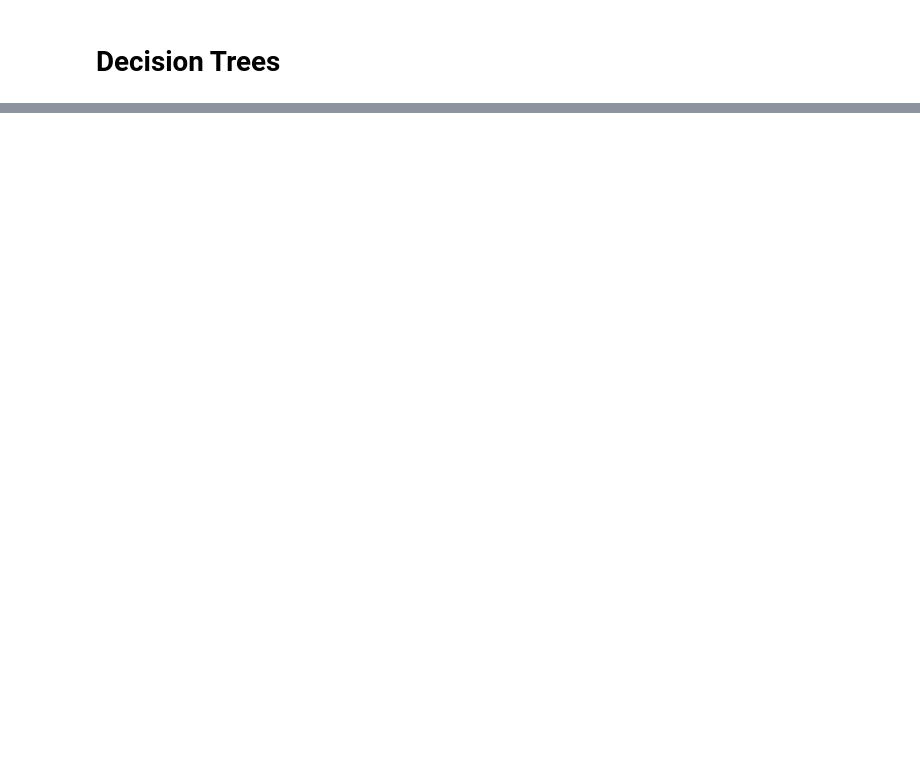
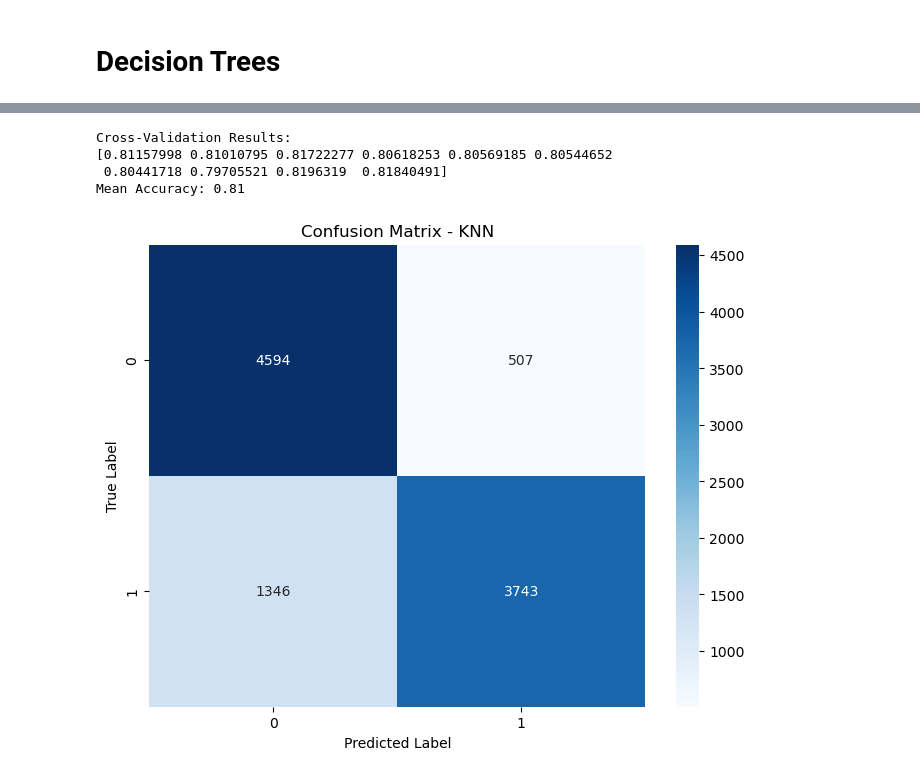
Before and after one commit to ChanukaDil/Bank_Loan_Predict, a Jupyter notebook: Project.ipynb, the cells around one changed output, grey strips where cells are left out. Cells and saved outputs as stored; diff of their text form; code cells hidden in the pictures; blank space fills up the shorter version.

```diff
--- a/Project.ipynb
+++ b/Project.ipynb
@@ -559,0 +595,35 @@ Mean Accuracy: 0.83
+# %%
+num_folds = 10
+
+cv_strategy = StratifiedKFold(n_splits=num_folds, shuffle=True, random_state=42)
+
+cross_val_results = cross_val_score(clt, X_train, y_train, cv=cv_strategy, scoring='accuracy')
+
+print("Cross-Validation Results:")
+print(cross_val_results)
+print("Mean Accuracy: {:.2f}".format(cross_val_results.mean()))
+# %% [output]
+Cross-Validation Results:
+[0.81157998 0.81010795 0.81722277 0.80618253 0.80569185 0.80544652
+ 0.80441718 0.79705521 0.8196319  0.81840491]
+Mean Accuracy: 0.81
+# %%
+from sklearn.neighbors import KNeighborsClassifier
+from sklearn.model_selection import train_test_split
+from sklearn.metrics import confusion_matrix
+import seaborn as sns
+import matplotlib.pyplot as plt
+
+
+# Compute the confusion matrix
+conf_matrix_knn = confusion_matrix(y_test, y_pred)
+
+# Display the confusion matrix using a heatmap
+plt.figure(figsize=(8, 6))
+sns.heatmap(conf_matrix_knn, annot=True, fmt='d', cmap='Blues', xticklabels=['0', '1'], yticklabels=['0', '1'])
+plt.xlabel('Predicted Label')
+plt.ylabel('True Label')
+plt.title('Confusion Matrix - KNN')
+plt.show()
+# %% [output]
+[figure, added]
```
Also changed, not shown: parts of 21 cells of this notebook.
